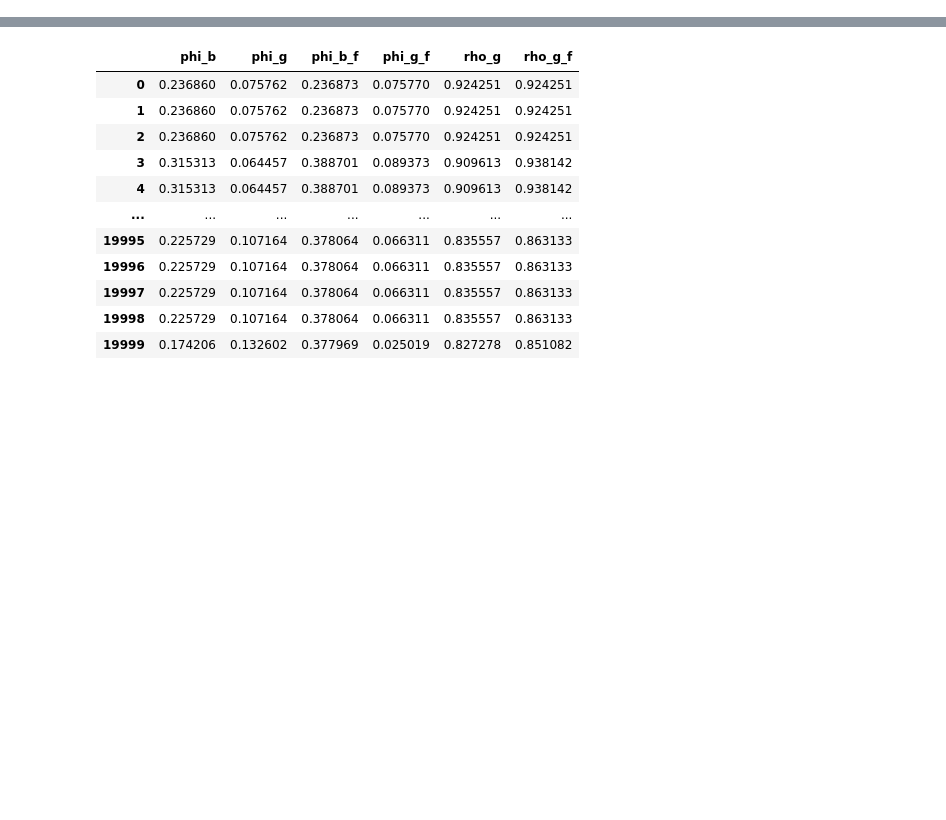
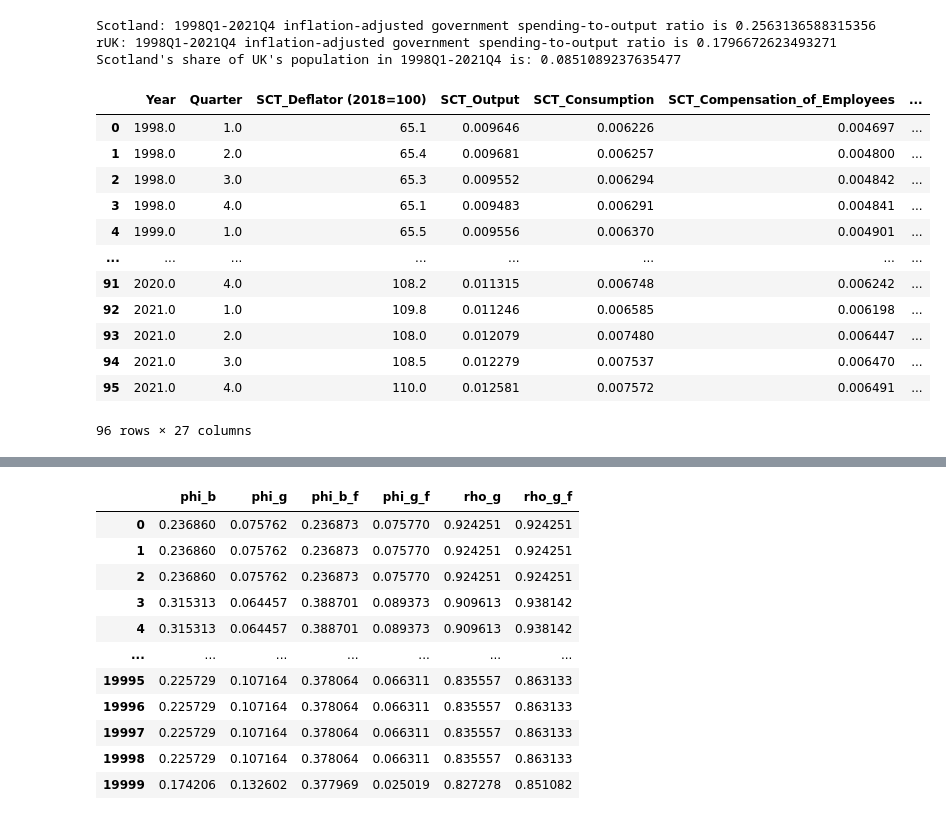
Before and after one commit to edvardas-vabuolas-personal/Two-Country-DSGE-Model, a Jupyter notebook: Python/prepare_data.ipynb, the cells around one changed output, grey strips where cells are left out. Cells and saved outputs as stored; diff of their text form; code cells hidden in the pictures; blank space fills up the shorter version.

```diff
--- a/Python/prepare_data.ipynb
+++ b/Python/prepare_data.ipynb
@@ -147,3 +4,80 @@ df
+# %%
+df = pd.read_csv("Data - Original Data.csv", header=1)
+
+# Linearly interpolate population in Scotland
+df['SCT_Working_Pop'] = df['SCT_Working_Pop'].interpolate()
+df['rUK_Working_Pop'] = df['rUK_Working_Pop'].interpolate()
+df['Year'] = df['Year'].fillna(method='ffill')
+df = df.query("Year <= 2021")
+
+defl = df["UK_Deflator (2023=100)"]
+
+sct_pop = df["SCT_Working_Pop"]
+rUK_pop = df["rUK_Working_Pop"]
+
+for var in ['Consumption', 'Output', 'Compensation_of_Employees', 'Government_spending']:
+    # Adjust for inflation using UK-wide deflator
+    df[f'SCT_{var}'] = df[f'SCT_{var}'] / defl * 100
+    df[f'UK_{var}'] = df[f'UK_{var}'] / defl * 100
+
+for var in ['Consumption', 'Output', 'Compensation_of_Employees', 'Government_spending']:
+    # rUK = UK - Scot
+    df[f'rUK_{var}'] = df[f'UK_{var}'] - df[f'SCT_{var}']
+
+# We use historic arithmetic mean as steady state ratio
+g_y = np.mean(df['SCT_Government_spending'] / df['SCT_Output'])
+g_y_ruk = np.mean(df['rUK_Government_spending'] / df['rUK_Output'])
+
+print(f'Scotland: {int(min(df["Year"]))}Q1-{int(max(df["Year"]))}Q4 inflation-adjusted government spending-to-output ratio is {g_y}')
+print(f'rUK: {int(min(df["Year"]))}Q1-{int(max(df["Year"]))}Q4 inflation-adjusted government spending-to-output ratio is {g_y_ruk}')
+
+for var in ['Consumption', 'Output', 'Compensation_of_Employees', 'Government_spending']:
+    # Express terms per capita
+    df[f'SCT_{var}'] = df[f'SCT_{var}'] / sct_pop
+    df[f'rUK_{var}'] = df[f'UK_{var}'] / rUK_pop
+
+sct_pop_share = sum(df["SCT_Working_Pop"]) / (sum(df["rUK_Working_Pop"] + df["SCT_Working_Pop"]))
+
+print(f"Scotland's share of UK's population in {int(min(df['Year']))}Q1-{int(max(df['Year']))}Q4 is: {sct_pop_share}")
+
+# Map dataset variables to dynare endogenous variabes used for estimation
+dynare_map = {
+    'SCT_Output': 'y_obs',
+    'SCT_Consumption': 'c_obs',
+    'SCT_Compensation_of_Employees': 'w_obs',
+    'SCT_Government_spending': 'g_obs',
+    'rUK_Output': 'y_obs_ruk',
+    'rUK_Consumption': 'c_obs_ruk',
+    'rUK_Compensation_of_Employees': 'w_obs_ruk',
+    'rUK_Government_spending': 'g_obs_ruk'
+}
+
+for var in ['Consumption', 'Output', 'Compensation_of_Employees', 'Government_spending']:
+    for country in ['SCT', 'rUK']:
+        # Log-transform and take first difference
+        temp_diff_log = np.log(df[f'{country}_{var}']).diff()
+
+        # De-mean
+        df[dynare_map[f'{country}_{var}']] = temp_diff_log[1:] - np.average(temp_diff_log[1:])
+
+df
+# %% [output]
+Scotland: 1998Q1-2021Q4 inflation-adjusted government spending-to-output ratio is 0.2563136588315356
+rUK: 1998Q1-2021Q4 inflation-adjusted government spending-to-output ratio is 0.1796672623493271
+Scotland's share of UK's population in 1998Q1-2021Q4 is: 0.0851089237635477
+|  | Year | Quarter | SCT_Deflator (2018=100) | SCT_Output | SCT_Consumption | SCT_Compensation_of_Employees | ... |
+| 0 | 1998.0 | 1.0 | 65.1 | 0.009646 | 0.006226 | 0.004697 | ... |
+| 1 | 1998.0 | 2.0 | 65.4 | 0.009681 | 0.006257 | 0.004800 | ... |
+| 2 | 1998.0 | 3.0 | 65.3 | 0.009552 | 0.006294 | 0.004842 | ... |
+| 3 | 1998.0 | 4.0 | 65.1 | 0.009483 | 0.006291 | 0.004841 | ... |
+| 4 | 1999.0 | 1.0 | 65.5 | 0.009556 | 0.006370 | 0.004901 | ... |
+| ... | ... | ... | ... | ... | ... | ... | ... |
+| 91 | 2020.0 | 4.0 | 108.2 | 0.011315 | 0.006748 | 0.006242 | ... |
+| 92 | 2021.0 | 1.0 | 109.8 | 0.011246 | 0.006585 | 0.006198 | ... |
+| 93 | 2021.0 | 2.0 | 108.0 | 0.012079 | 0.007480 | 0.006447 | ... |
+| 94 | 2021.0 | 3.0 | 108.5 | 0.012279 | 0.007537 | 0.006470 | ... |
+| 95 | 2021.0 | 4.0 | 110.0 | 0.012581 | 0.007572 | 0.006491 | ... |
+96 rows × 27 columns
 # %%
 # Export for dynare
 
```
Also changed, not shown: parts of 9 cells of this notebook, 3 other files.
